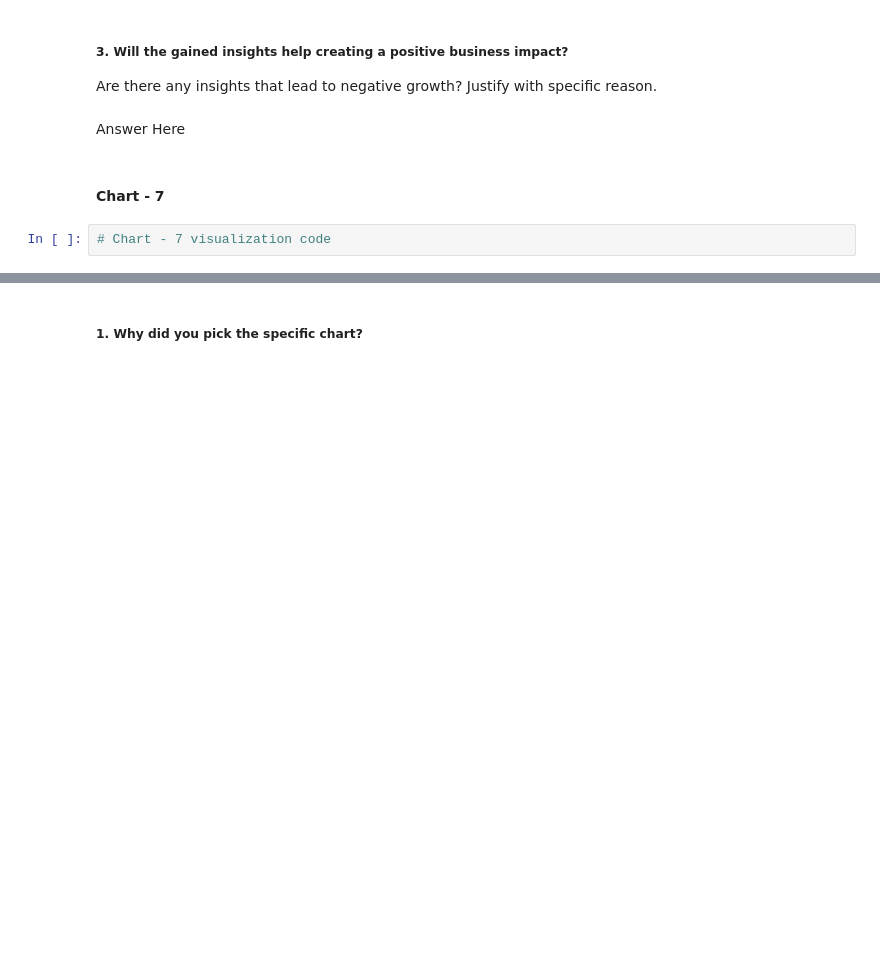
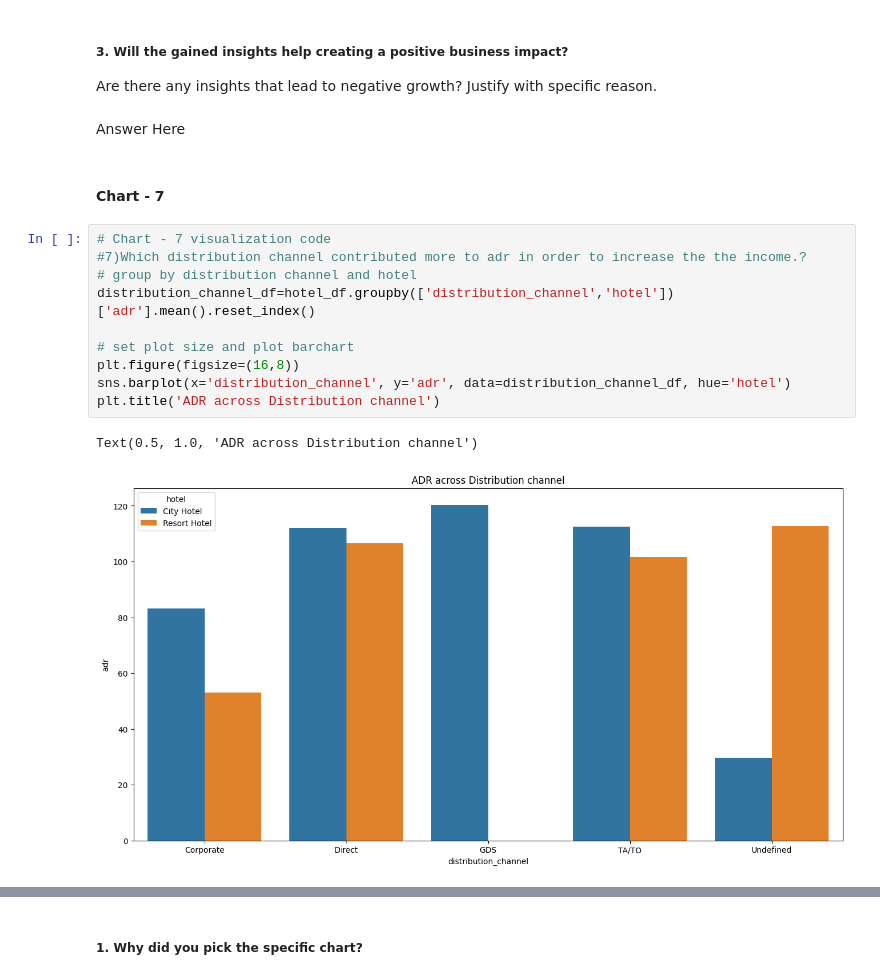
Before and after one commit to shubham19nijwala/EDA-Hotel_Booking, a Jupyter notebook: EDA_on_Hotel_Booking.ipynb, the cells around one changed output, grey strips where cells are left out. Drawn from its saved outputs; the diff is of its cells as text; blank space fills up the shorter version.

```diff
--- a/EDA_on_Hotel_Booking.ipynb
+++ b/EDA_on_Hotel_Booking.ipynb
@@ -600,5 +677,16 @@ Are there any insights that lead to negative growth? Justify with specific reaso
 Answer Here
 # %% [markdown]
 #### Chart - 7
-# %%
-# Chart - 7 visualization code
+# %%
+# Chart - 7 visualization code
+#7)Which distribution channel contributed more to adr in order to increase the the income.?
+# group by distribution channel and hotel
+distribution_channel_df=hotel_df.groupby(['distribution_channel','hotel'])['adr'].mean().reset_index()
+
+# set plot size and plot barchart
+plt.figure(figsize=(16,8))
+sns.barplot(x='distribution_channel', y='adr', data=distribution_channel_df, hue='hotel')
+plt.title('ADR across Distribution channel')
+# %% [output]
+Text(0.5, 1.0, 'ADR across Distribution channel')
+[figure, added]
```
Also changed, not shown: parts of 26 cells of this notebook.
